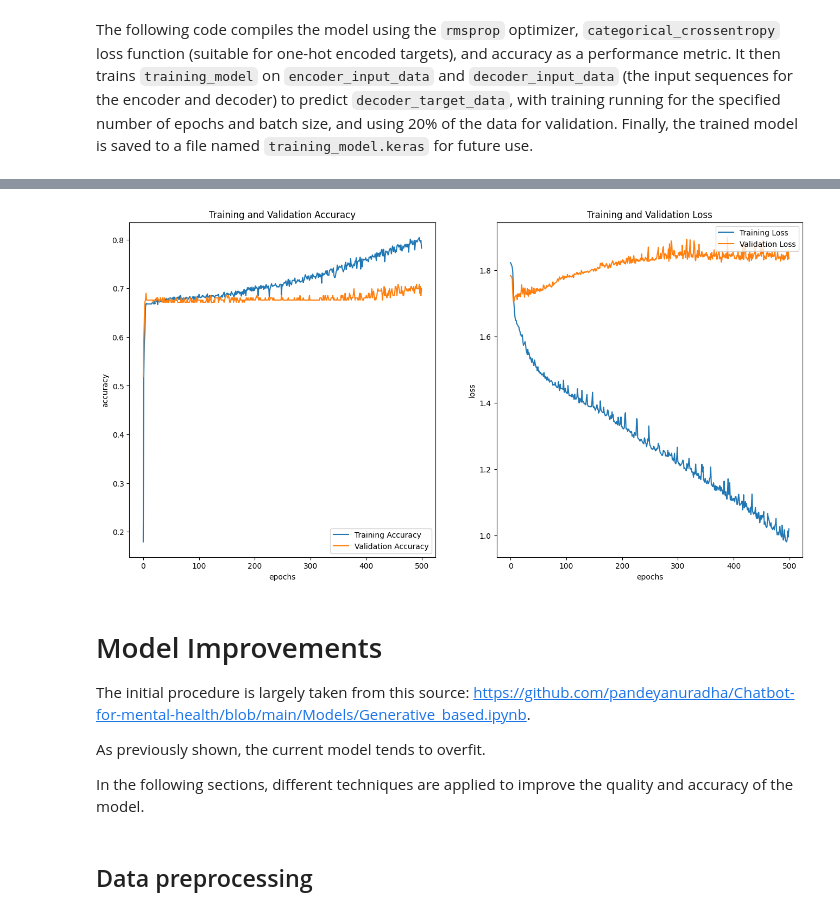
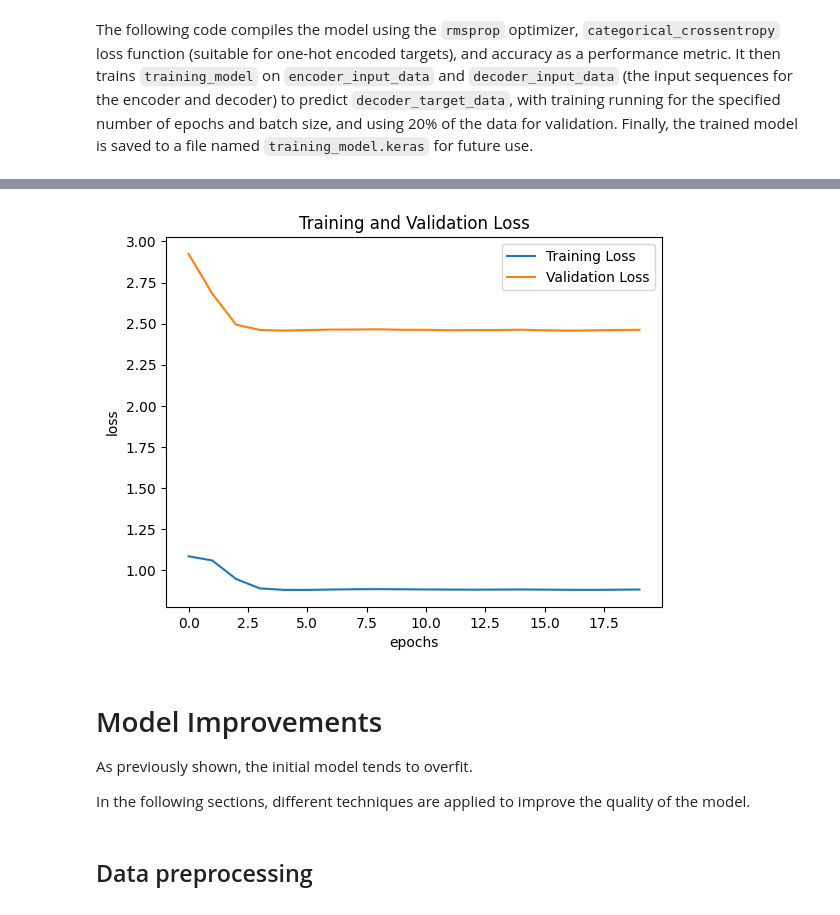
Before and after one commit to SudoStar/mental-health-chatbot, a Jupyter notebook: Mental_health_chatbot.ipynb, the cells around one changed output, grey strips where cells are left out. Cells and saved outputs as stored; diff of their text form; code cells hidden in the pictures.

Commit message:
train initial model on all data

```diff
--- a/Mental_health_chatbot.ipynb
+++ b/Mental_health_chatbot.ipynb
@@ -227,3 +220,3 @@ Pandas is used to load the training data from the `mentalhealth.csv` file into a
 # %%
-data = pd.read_csv(path_to_csv, nrows=20)
+data = pd.read_csv(path_to_csv)
 # %% [markdown]
@@ -434,2 +400,14 @@ for line, (input_doc, target_doc) in enumerate(zip(questions, answers)):
+# %%
+from sklearn.model_selection import train_test_split
+
+train_questions, other_questions = train_test_split(questions, test_size=0.3, random_state=1)
+train_answers, other_answers = train_test_split(answers, test_size=0.3, random_state=1)
+
+test_questions, val_questions = train_test_split(other_questions, test_size=0.3, random_state=1)
+test_answers, val_answers = train_test_split(other_answers, test_size=0.3, random_state=1)
+
+train_encoder_input_data, train_decoder_input_data, train_decoder_target_data = create_one_hot_vectors(train_questions, train_answers)
+test_encoder_input_data, test_decoder_input_data, test_decoder_target_data = create_one_hot_vectors(test_questions, test_answers)
+val_encoder_input_data, val_decoder_input_data, val_decoder_target_data = create_one_hot_vectors(val_questions, val_answers)
 # %% [markdown]
 The shapes of the encoder and decoder arrays:
@@ -457,11 +447,11 @@ dimensionality = 256
 
 # Specifies the batch size for training. The batch size is the number of
 # samples processed before the model's internal parameters are updated.
-batch_size = 10
+batch_size = 12
 
 # Defines the number of training epochs. An epoch is one complete pass
 # through the entire training dataset.
-epochs = 500
+epochs = 20
 
 # This code snippet defines the encoder part of a sequence-to-sequence model,
 # where encoder_inputs is created as an input layer to receive variable-length
@@ -531,7 +520,7 @@ plot_model(training_model, to_file='model_plot.png', show_shapes=True, show_laye
 # %% [markdown]
 The following code compiles the model using the `rmsprop` optimizer, `categorical_crossentropy` loss function (suitable for one-hot encoded targets), and accuracy as a performance metric. It then trains `training_model` on `encoder_input_data` and `decoder_input_data` (the input sequences for the encoder and decoder) to predict `decoder_target_data`, with training running for the specified number of epochs and batch size, and using 20% of the data for validation. Finally, the trained model is saved to a file named `training_model.keras` for future use.
 # %%
-training_model.compile(optimizer='rmsprop', loss='categorical_crossentropy', metrics=['accuracy'])
-history1=training_model.fit([encoder_input_data, decoder_input_data], decoder_target_data, batch_size = batch_size, epochs = epochs, validation_split = 0.2)
+training_model.compile(optimizer='adam', loss='categorical_crossentropy')
+history1=training_model.fit([train_encoder_input_data, train_decoder_input_data], train_decoder_target_data, batch_size = batch_size, epochs = epochs, validation_data=([val_encoder_input_data, val_decoder_input_data], val_decoder_target_data))
 training_model.save('training_model.keras')
 # %% [output]
@@ -565,36 +551,22 @@ The following chapters focus on improving the accuracy and quality of the model.
 # %%
-acc = history1.history['accuracy']
-val_acc = history1.history['val_accuracy']
 loss=history1.history['loss']
 val_loss=history1.history['val_loss']
 
-plt.figure(figsize=(16,8))
-plt.subplot(1, 2, 1)
-plt.plot(acc, label='Training Accuracy')
-plt.plot(val_acc, label='Validation Accuracy')
-plt.legend(loc='lower right')
-plt.title('Training and Validation Accuracy')
-plt.xlabel("epochs")
-plt.ylabel("accuracy")
-
-plt.subplot(1, 2, 2)
 plt.plot(loss, label='Training Loss')
 plt.plot(val_loss, label='Validation Loss')
 plt.legend(loc='upper right')
 plt.title('Training and Validation Loss')
 plt.xlabel("epochs")
 plt.ylabel("loss")
 plt.show()
 # %% [output]
-[figure, old version]
+[figure, new version]
 # %% [markdown]
 # Model Improvements
 
-The initial procedure is largely taken from this source: https://github.com/pandeyanuradha/Chatbot-for-mental-health/blob/main/Models/Generative_based.ipynb.
+As previously shown, the initial model tends to overfit.
 
-As previously shown, the current model tends to overfit.
-
-In the following sections, different techniques are applied to improve the quality and accuracy of the model.
+In the following sections, different techniques are applied to improve the quality of the model.
 # %% [markdown]
 ## Data preprocessing
 # %% [markdown]
```
Also changed, not shown: parts of 23 cells of this notebook.
